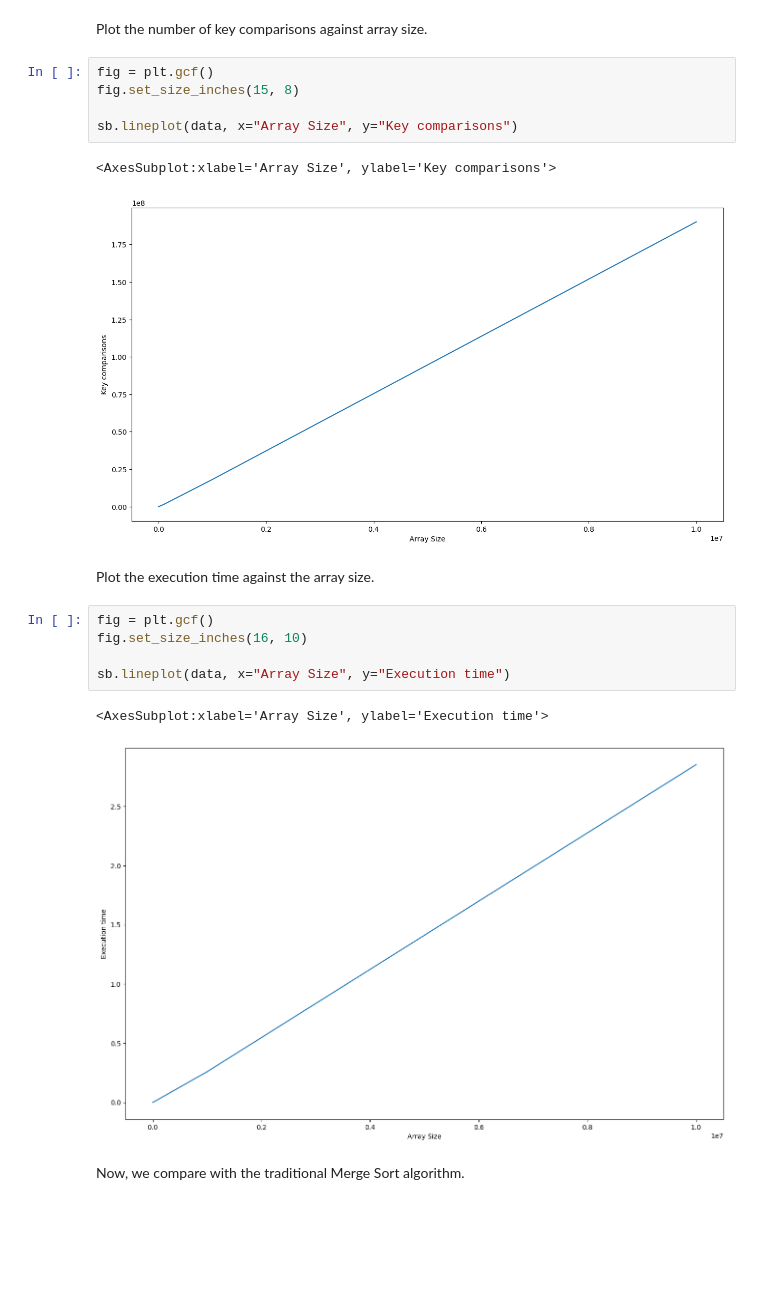
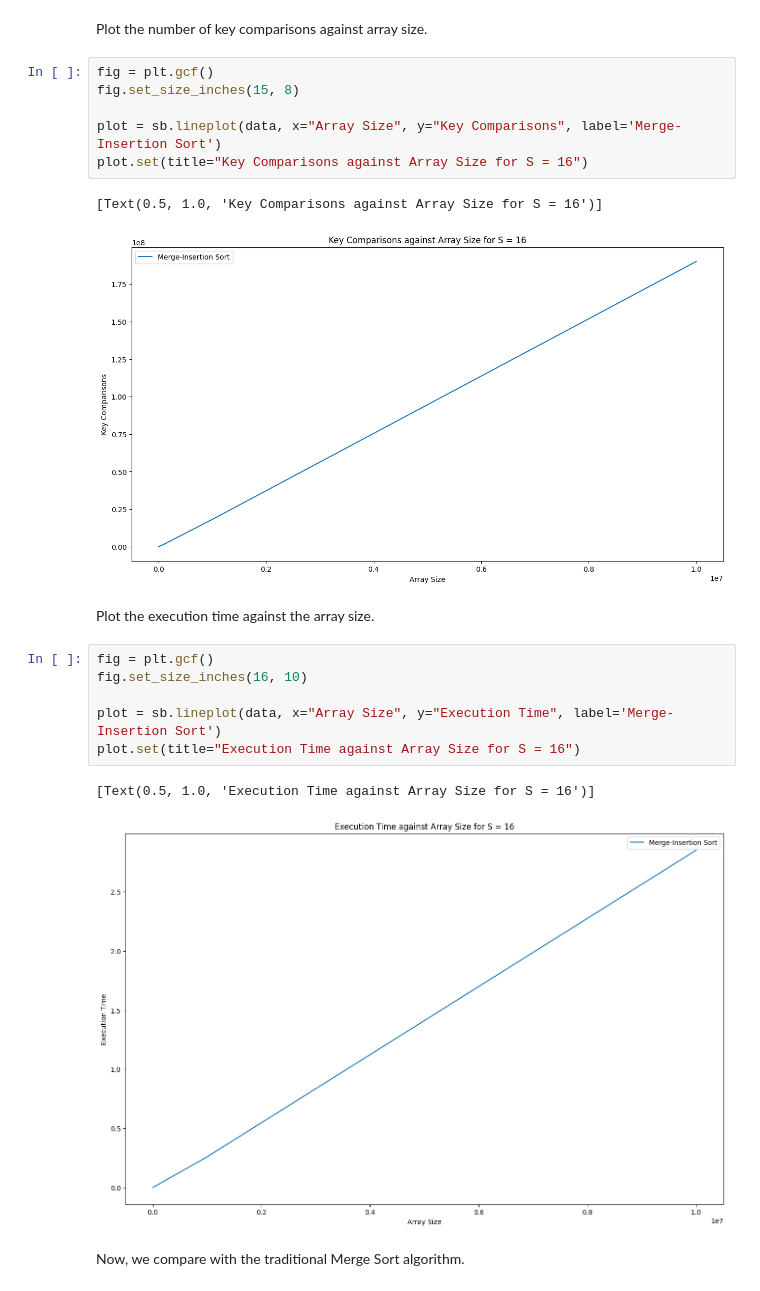
Before and after one commit to Neo-Zenith/Analysis-of-Algorithms, a Jupyter notebook: Example Class 1/analysis/CPart1.Ipynb, the cells around one changed output. Drawn from its saved outputs; the diff is of its cells as text; blank space fills up the shorter version.

```diff
--- a/Example Class 1/analysis/CPart1.Ipynb
+++ b/Example Class 1/analysis/CPart1.Ipynb
@@ -52,20 +52,22 @@ Plot the number of key comparisons against array size.
 fig = plt.gcf()
 fig.set_size_inches(15, 8)
 
-sb.lineplot(data, x="Array Size", y="Key comparisons")
+plot = sb.lineplot(data, x="Array Size", y="Key Comparisons", label='Merge-Insertion Sort')
+plot.set(title="Key Comparisons against Array Size for S = 16")
 # %% [output]
-<AxesSubplot:xlabel='Array Size', ylabel='Key comparisons'>
+[Text(0.5, 1.0, 'Key Comparisons against Array Size for S = 16')]
-[figure, old version]
+[figure, new version]
 # %% [markdown]
 Plot the execution time against the array size.
 # %%
 fig = plt.gcf()
 fig.set_size_inches(16, 10)
 
-sb.lineplot(data, x="Array Size", y="Execution time")
+plot = sb.lineplot(data, x="Array Size", y="Execution Time", label='Merge-Insertion Sort')
+plot.set(title="Execution Time against Array Size for S = 16")
 # %% [output]
-<AxesSubplot:xlabel='Array Size', ylabel='Execution time'>
+[Text(0.5, 1.0, 'Execution Time against Array Size for S = 16')]
-[figure, old version]
+[figure, new version]
 # %% [markdown]
 Now, we compare with the traditional Merge Sort algorithm.
 # %%
```
Also changed, not shown: parts of 4 cells of this notebook, 17 other files.
